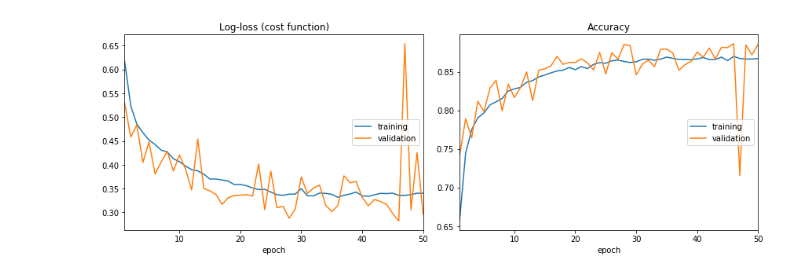
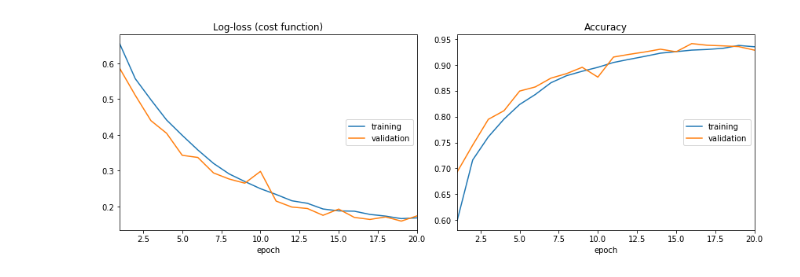
Before and after one commit to gsurma/image_classifier, a Jupyter notebook: image_classifier.ipynb, the cells around one changed output. Drawn from its saved outputs; the diff is of its cells as text; code cells hidden in the pictures.

Commit message:
final model 5

```diff
--- a/image_classifier.ipynb
+++ b/image_classifier.ipynb
@@ -2,12 +2,13 @@
 %matplotlib inline
 from keras.preprocessing.image import ImageDataGenerator
 from keras.models import Sequential
+from keras.optimizers import RMSprop
 from keras.layers import Conv2D, MaxPooling2D
 from keras.layers import Activation, Dropout, Flatten, Dense
 from keras.callbacks import CSVLogger
 
 GOOGLE_COLAB = False
-TRAINING_LOGS_FILE = "traininig_logs.csv"
+TRAINING_LOGS_FILE = "training_logs.csv"
 MODEL_SUMMARY_FILE = "model_summary.txt"
 
 if GOOGLE_COLAB:
@@ -26,35 +27,43 @@ validation_data_dir = path + "data/validation" # 2 500
 # Hyperparams
 IMAGE_SIZE = 200
 IMAGE_WIDTH, IMAGE_HEIGHT = IMAGE_SIZE, IMAGE_SIZE
-EPOCHS = 50
+EPOCHS = 20
 BATCH_SIZE = 32
 
-# Model
 input_shape = (IMAGE_WIDTH, IMAGE_HEIGHT, 3)
+
+# Model 5
 model = Sequential()
 
-model.add(Conv2D(32, (3, 3), input_shape=input_shape))
-model.add(Activation('relu'))
+model.add(Conv2D(32, 3, 3, border_mode='same', input_shape=input_shape, activation='relu'))
+model.add(Conv2D(32, 3, 3, border_mode='same', activation='relu'))
 model.add(MaxPooling2D(pool_size=(2, 2)))
 
-model.add(Conv2D(32, (3, 3)))
-model.add(Activation('relu'))
+model.add(Conv2D(64, 3, 3, border_mode='same', activation='relu'))
+model.add(Conv2D(64, 3, 3, border_mode='same', activation='relu'))
 model.add(MaxPooling2D(pool_size=(2, 2)))
 
-model.add(Conv2D(64, (3, 3)))
-model.add(Activation('relu'))
+model.add(Conv2D(128, 3, 3, border_mode='same', activation='relu'))
+model.add(Conv2D(128, 3, 3, border_mode='same', activation='relu'))
+model.add(MaxPooling2D(pool_size=(2, 2)))
+
+model.add(Conv2D(256, 3, 3, border_mode='same', activation='relu'))
+model.add(Conv2D(256, 3, 3, border_mode='same', activation='relu'))
 model.add(MaxPooling2D(pool_size=(2, 2)))
 
 model.add(Flatten())
-model.add(Dense(64))
-model.add(Activation('relu'))
+model.add(Dense(256, activation='relu'))
 model.add(Dropout(0.5))
+
+model.add(Dense(256, activation='relu'))
+model.add(Dropout(0.5))
+
 model.add(Dense(1))
 model.add(Activation('sigmoid'))
 
-model.compile(loss="binary_crossentropy",
-              optimizer="rmsprop",
-              metrics=["accuracy"])
+model.compile(loss='binary_crossentropy',
+            optimizer=RMSprop(lr=0.0001),
+            metrics=['accuracy'])
 
 with open(MODEL_SUMMARY_FILE,"w") as fh:
     model.summary(print_fn=lambda line: fh.write(line + "\n"))
@@ -68,31 +77,31 @@ training_data_generator = ImageDataGenerator(
     zoom_range=0.1,
     horizontal_flip=True)
 validation_data_generator = ImageDataGenerator(rescale=1./255)
 
 # Data preparation
 training_generator = training_data_generator.flow_from_directory(
     training_data_dir,
     target_size=(IMAGE_WIDTH, IMAGE_HEIGHT),
     batch_size=BATCH_SIZE,
     class_mode="binary")
 validation_generator = validation_data_generator.flow_from_directory(
     validation_data_dir,
     target_size=(IMAGE_WIDTH, IMAGE_HEIGHT),
     batch_size=BATCH_SIZE,
     class_mode="binary")
 
 # Training
 model.fit_generator(
     training_generator,
     steps_per_epoch=len(training_generator.filenames) // BATCH_SIZE,
     epochs=EPOCHS,
     validation_data=validation_generator,
     validation_steps=len(validation_generator.filenames) // BATCH_SIZE,
     callbacks=[PlotLossesKeras(), CSVLogger(TRAINING_LOGS_FILE,
                                             append=False,
                                             separator=";")],
     verbose=1)
 if GOOGLE_COLAB:
     files.download(TRAINING_LOGS_FILE)
 # %% [output]
-[figure, old version]
+[figure, new version]
```
Also changed, not shown: 23 other files.
